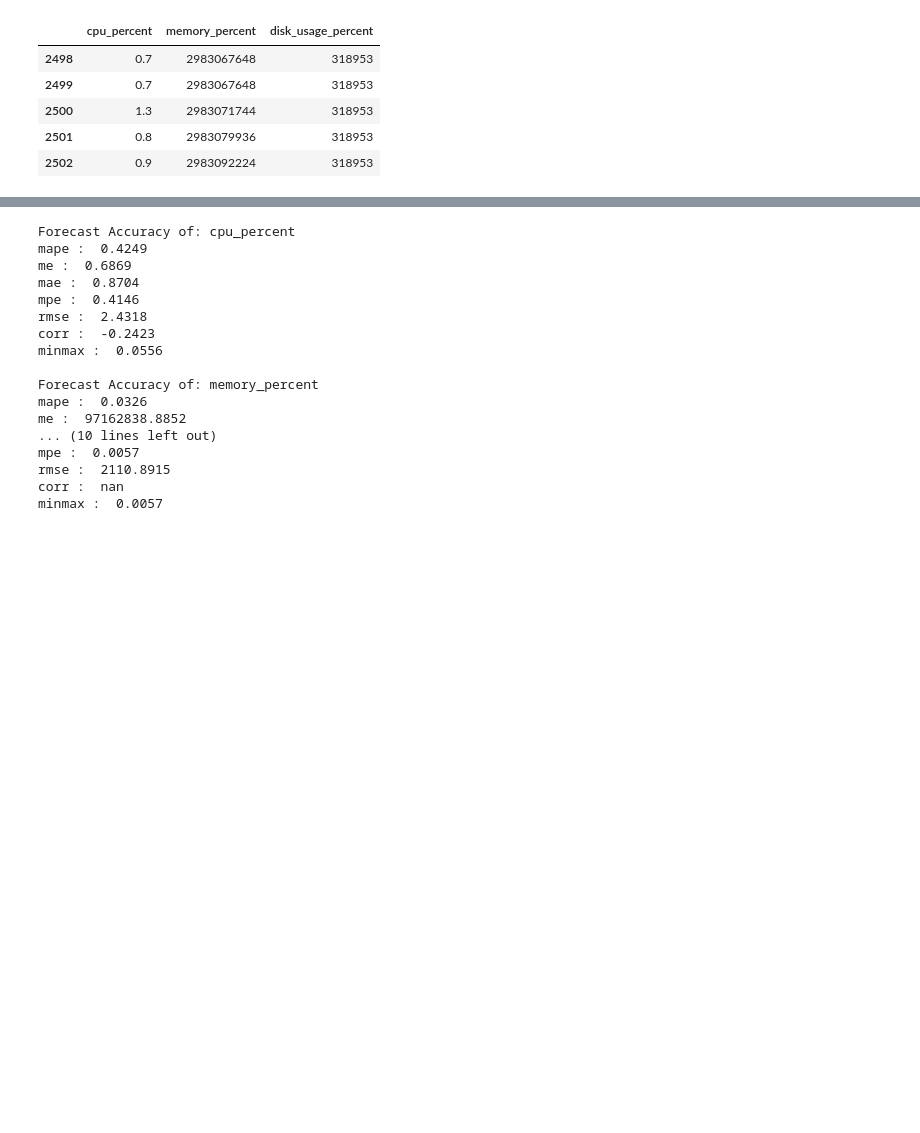
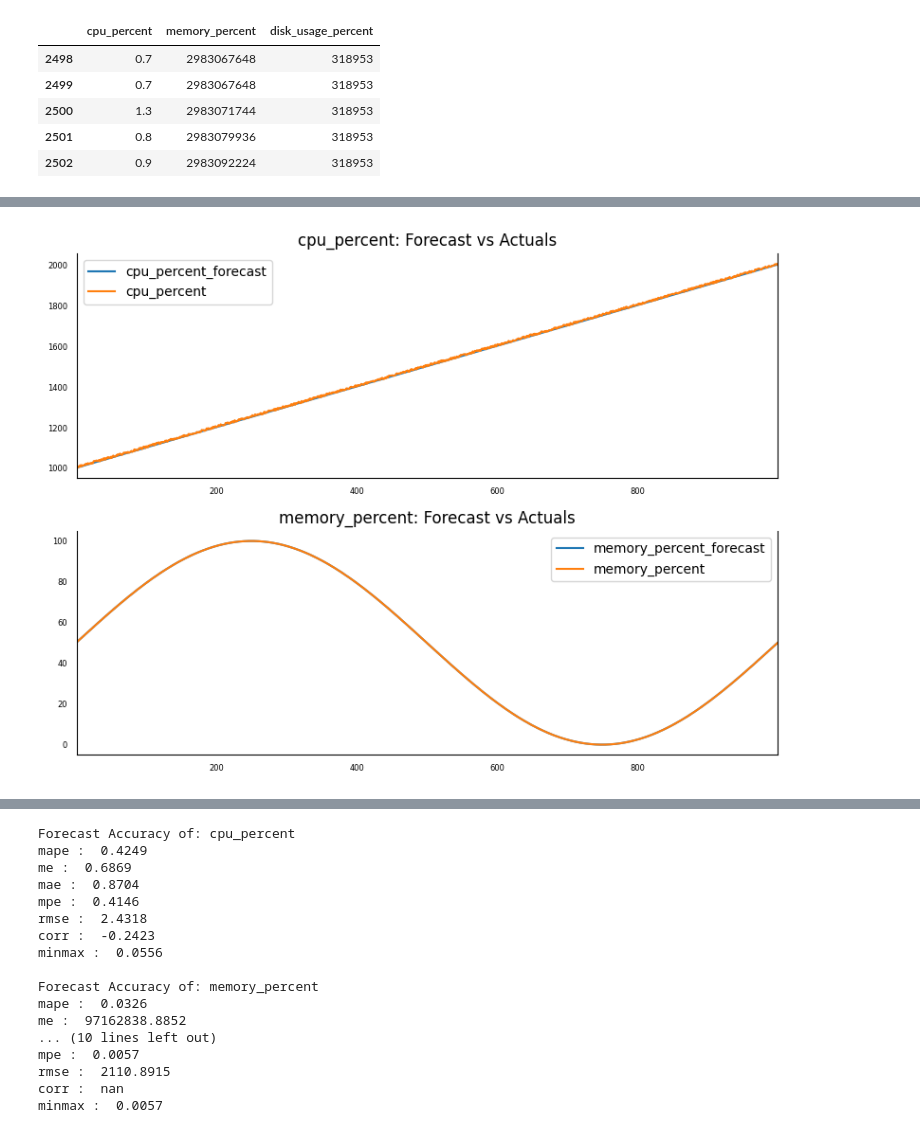
Before and after one commit to ak19qp/ra, a Jupyter notebook: VAR.ipynb, the cells around one changed output, grey strips where cells are left out. Drawn from its saved outputs; the diff is of its cells as text; code cells hidden in the pictures; blank space fills up the shorter version.

```diff
--- a/VAR.ipynb
+++ b/VAR.ipynb
@@ -407,0 +401,29 @@ df_results.loc[:, ['cpu_percent_forecast','memory_percent_forecast','disk_usage_
+# %%
+#new
+# Common code for display result
+def show_graph(df1,df2,title):
+    data = pd.concat([df1, df2])
+    data.reset_index(inplace=True, drop=True)
+    for col in data.columns:
+        if col.lower().startswith('pred'):
+            data[col].plot(label=col,linestyle="dotted")
+        else:
+            data[col].plot(label=col)
+    plt.title(title)
+    plt.legend()
+    plt.show()
+
+
+fig, axes = plt.subplots(nrows=2, ncols=1, dpi=100, figsize=(8,6))
+for i, (col,ax) in enumerate(zip(df.columns, axes.flatten())):
+    df_results[col+'_forecast'].plot(legend=True, ax=ax).autoscale(axis='x',tight=True)
+    df_test[col][-nobs:].plot(legend=True, ax=ax);
+    ax.set_title(col + ": Forecast vs Actuals")
+    ax.xaxis.set_ticks_position('none')
+    ax.yaxis.set_ticks_position('none')
+    ax.spines["top"].set_alpha(0)
+    ax.tick_params(labelsize=6)
+
+plt.tight_layout();
+# %% [output]
+[figure, added]
```
Also changed, not shown: parts of 27 cells of this notebook.
